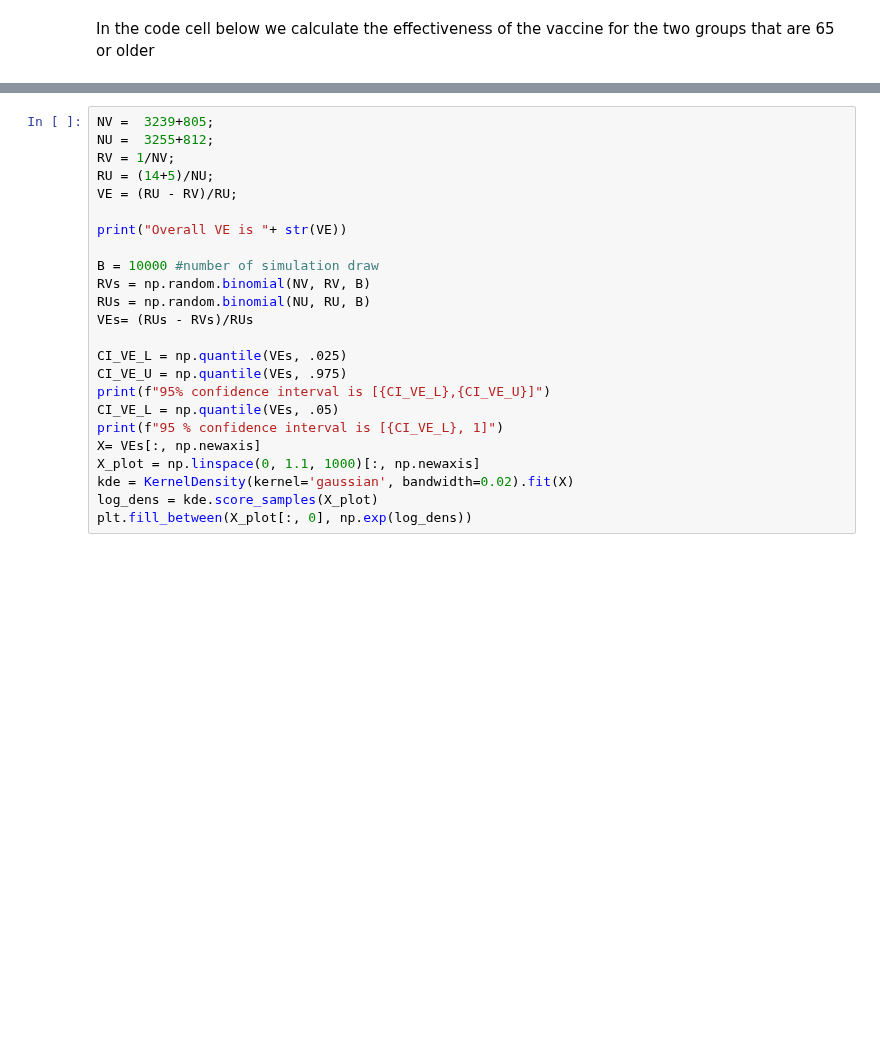
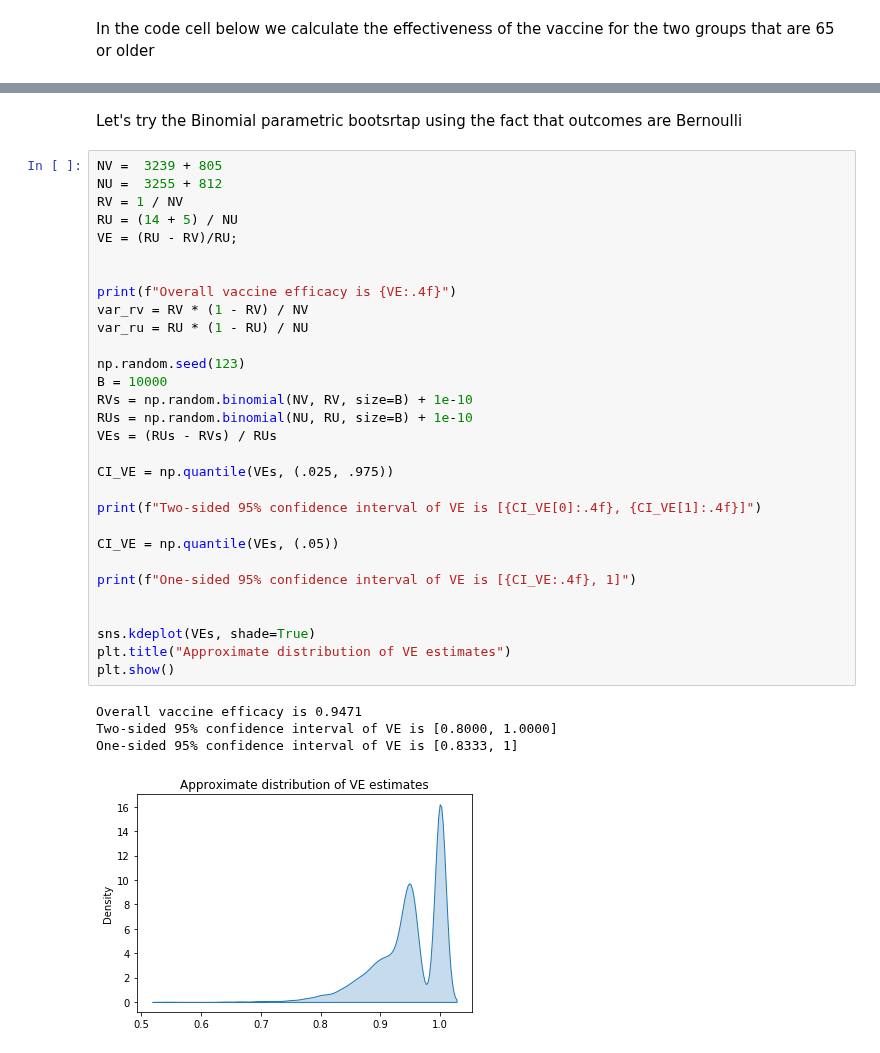
Before and after one commit to CausalAIBook/MetricsMLNotebooks, a Jupyter notebook: CM1/rct_vaccines.ipynb, the cells around one changed output, grey strips where cells are left out. Saved outputs shown, nothing was run; the diff lists cells and outputs as text; blank space fills up the shorter version.

```diff
--- a/CM1/rct_vaccines.ipynb
+++ b/CM1/rct_vaccines.ipynb
@@ -184,24 +200,37 @@ plt.fill_between(X_plot[:, 0], np.exp(log_dens))
+# %% [markdown]
+Let's try the Binomial parametric bootsrtap using the fact that outcomes are Bernoulli
 # %%
-NV =  3239+805;
-NU =  3255+812;
-RV = 1/NV;
-RU = (14+5)/NU;
+NV =  3239 + 805
+NU =  3255 + 812
+RV = 1 / NV
+RU = (14 + 5) / NU
 VE = (RU - RV)/RU;
 
-print("Overall VE is "+ str(VE))
 
-B = 10000 #number of simulation draw
-RVs = np.random.binomial(NV, RV, B)
-RUs = np.random.binomial(NU, RU, B)
-VEs= (RUs - RVs)/RUs
+print(f"Overall vaccine efficacy is {VE:.4f}")
+var_rv = RV * (1 - RV) / NV
+var_ru = RU * (1 - RU) / NU
 
-CI_VE_L = np.quantile(VEs, .025)
-CI_VE_U = np.quantile(VEs, .975)
-print(f"95% confidence interval is [{CI_VE_L},{CI_VE_U}]")
-CI_VE_L = np.quantile(VEs, .05)
-print(f"95 % confidence interval is [{CI_VE_L}, 1]")
-X= VEs[:, np.newaxis]
-X_plot = np.linspace(0, 1.1, 1000)[:, np.newaxis]
-kde = KernelDensity(kernel='gaussian', bandwidth=0.02).fit(X)
-log_dens = kde.score_samples(X_plot)
-plt.fill_between(X_plot[:, 0], np.exp(log_dens))
+np.random.seed(123)
+B = 10000
+RVs = np.random.binomial(NV, RV, size=B) + 1e-10
+RUs = np.random.binomial(NU, RU, size=B) + 1e-10
+VEs = (RUs - RVs) / RUs
+
+CI_VE = np.quantile(VEs, (.025, .975))
+
+print(f"Two-sided 95% confidence interval of VE is [{CI_VE[0]:.4f}, {CI_VE[1]:.4f}]")
+
+CI_VE = np.quantile(VEs, (.05))
+
+print(f"One-sided 95% confidence interval of VE is [{CI_VE:.4f}, 1]")
+
+
+sns.kdeplot(VEs, shade=True)
+plt.title("Approximate distribution of VE estimates")
+plt.show()
+# %% [output]
+Overall vaccine efficacy is 0.9471
+Two-sided 95% confidence interval of VE is [0.8000, 1.0000]
+One-sided 95% confidence interval of VE is [0.8333, 1]
+[figure, added]
```
Also changed, not shown: parts of 14 cells of this notebook.
